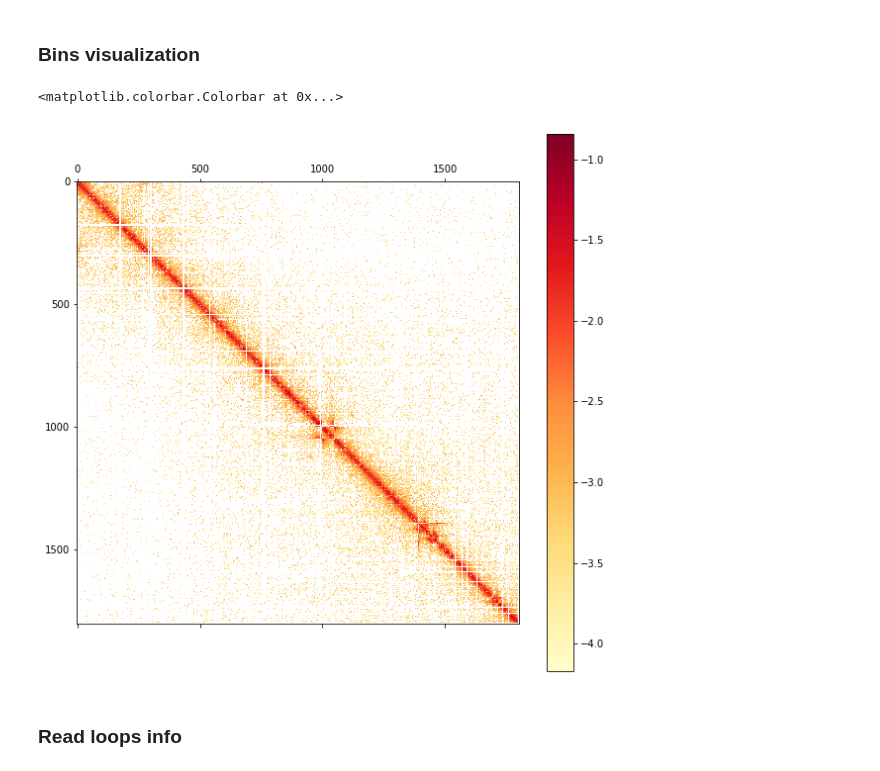
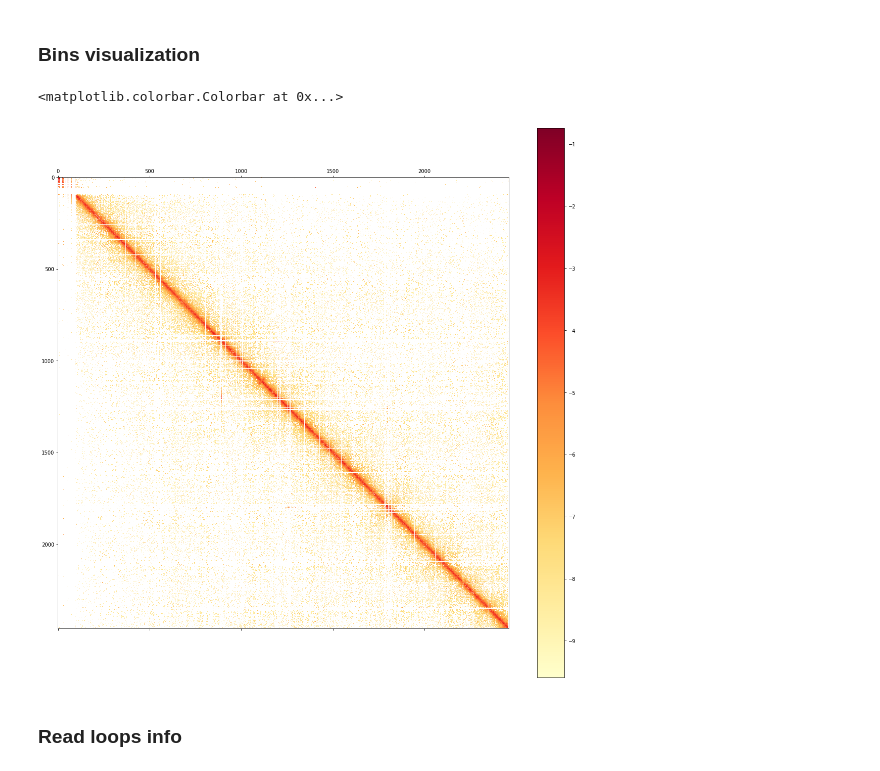
Before and after one commit to GoodBoy962/Dictyostelium-loops, a Jupyter notebook: Dicty_Loops/parsing_coolers.ipynb, the cells around one changed output. Saved outputs shown, nothing was run; the diff lists cells and outputs as text; code cells hidden in the pictures.

```diff
--- a/Dicty_Loops/parsing_coolers.ipynb
+++ b/Dicty_Loops/parsing_coolers.ipynb
@@ -68,5 +12,5 @@ c.info
 ### Bins visualization
 # %%
 # 1 or 6 to assign chr
-chr_num = 6
+chr_num = 1
 chr = 'chr' + str(chr_num)
@@ -81,11 +17,13 @@ arr = mat.toarray()
+# %%
+arr = np.load('2kb_'+str(chr_num)+'chr_log.npy')
 # %%
-fig = plt.figure(figsize=(10, 10))
+fig = plt.figure(figsize=(20, 20))
 ax = fig.add_subplot(111)
-im = ax.matshow(np.log10(arr), cmap='YlOrRd')
+im = ax.matshow(arr, cmap='YlOrRd')
 fig.colorbar(im)
 # %% [output]
 <matplotlib.colorbar.Colorbar at 0x...>
-[figure, old version]
+[figure, new version]
 # %% [markdown]
 ### Read loops info
 # %%
```
Also changed, not shown: parts of 19 cells of this notebook, 3 other files.
